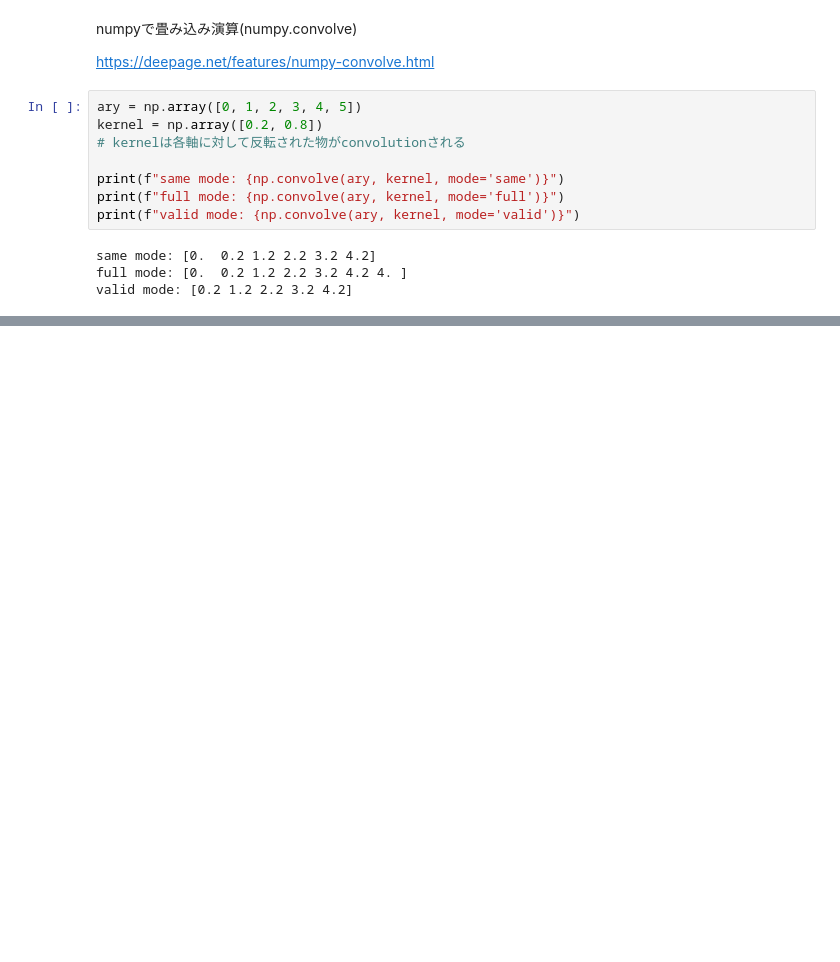
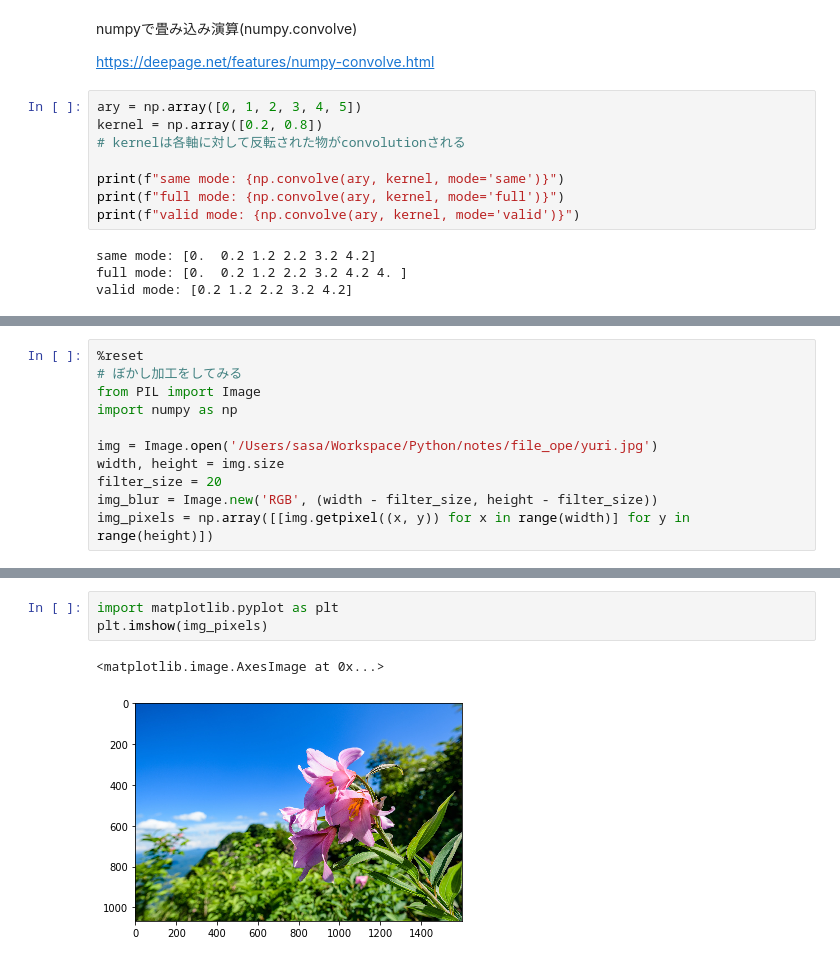
Before and after one commit to sasa-git/Python-practice, a Jupyter notebook: notes/convolution.ipynb, the cells around one changed output, grey strips where cells are left out. Drawn from its saved outputs; the diff is of its cells as text; blank space fills up the shorter version.

```diff
--- a/notes/convolution.ipynb
+++ b/notes/convolution.ipynb
@@ -71,0 +112,11 @@ plt.show()
+# %%
+%reset
+# ぼかし加工をしてみる
+from PIL import Image
+import numpy as np
+
+img = Image.open('/Users/sasa/Workspace/Python/notes/file_ope/yuri.jpg')
+width, height = img.size
+filter_size = 20
+img_blur = Image.new('RGB', (width - filter_size, height - filter_size))
+img_pixels = np.array([[img.getpixel((x, y)) for x in range(width)] for y in range(height)])
@@ -71,0 +127,6 @@ plt.show()
+# %%
+import matplotlib.pyplot as plt
+plt.imshow(img_pixels)
+# %% [output]
+<matplotlib.image.AxesImage at 0x...>
+[figure, added]
```
Also changed, not shown: parts of 12 cells of this notebook, 3 other files.
